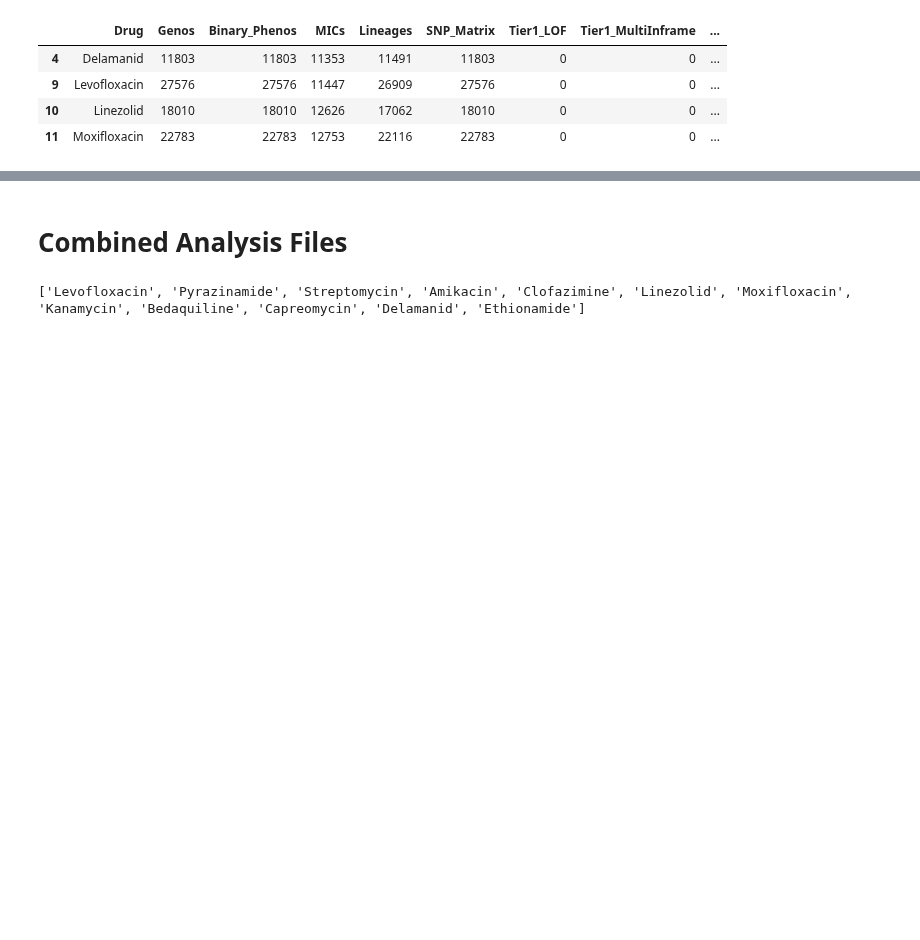
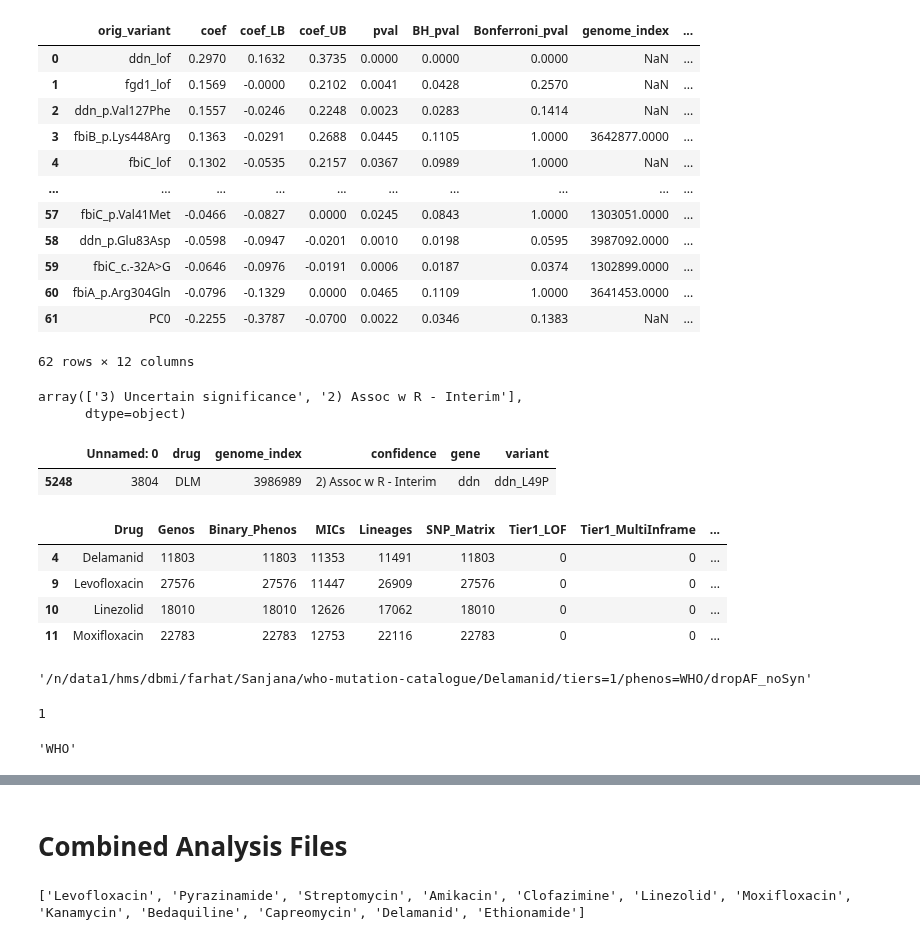
Before and after one commit to farhat-lab/who-analysis, a Jupyter notebook: analysis/analysis.ipynb, the cells around one changed output, grey strips where cells are left out. Cells and saved outputs as stored; diff of their text form; code cells hidden in the pictures; blank space fills up the shorter version.

```diff
--- a/analysis/analysis.ipynb
+++ b/analysis/analysis.ipynb
@@ -14,6 +14,34 @@ import glob, os, yaml, subprocess, itertools, sparse, pickle
 who_variants = pd.read_csv("/n/data1/hms/dbmi/farhat/Sanjana/MIC_data/WHO_resistance_variants_all.csv")
 pd.set_option('display.float_format', lambda x: '%.4f' % x)
 samples_summary = pd.read_csv("../data/samples_summary.csv")
+# %%
+dlm = pd.read_csv("/n/data1/hms/dbmi/farhat/Sanjana/who-mutation-catalogue/Delamanid/tiers=1/phenos=WHO/dropAF_noSyn/model_analysis.csv")
+# %%
+dlm
+# %% [output]
+|  | orig_variant | coef | coef_LB | coef_UB | pval | BH_pval | Bonferroni_pval | genome_index | ... |
+| 0 | ddn_lof | 0.2970 | 0.1632 | 0.3735 | 0.0000 | 0.0000 | 0.0000 | NaN | ... |
+| 1 | fgd1_lof | 0.1569 | -0.0000 | 0.2102 | 0.0041 | 0.0428 | 0.2570 | NaN | ... |
+| 2 | ddn_p.Val127Phe | 0.1557 | -0.0246 | 0.2248 | 0.0023 | 0.0283 | 0.1414 | NaN | ... |
+| 3 | fbiB_p.Lys448Arg | 0.1363 | -0.0291 | 0.2688 | 0.0445 | 0.1105 | 1.0000 | 3642877.0000 | ... |
+| 4 | fbiC_lof | 0.1302 | -0.0535 | 0.2157 | 0.0367 | 0.0989 | 1.0000 | NaN | ... |
+| ... | ... | ... | ... | ... | ... | ... | ... | ... | ... |
+| 57 | fbiC_p.Val41Met | -0.0466 | -0.0827 | 0.0000 | 0.0245 | 0.0843 | 1.0000 | 1303051.0000 | ... |
+| 58 | ddn_p.Glu83Asp | -0.0598 | -0.0947 | -0.0201 | 0.0010 | 0.0198 | 0.0595 | 3987092.0000 | ... |
+| 59 | fbiC_c.-32A>G | -0.0646 | -0.0976 | -0.0191 | 0.0006 | 0.0187 | 0.0374 | 1302899.0000 | ... |
+| 60 | fbiA_p.Arg304Gln | -0.0796 | -0.1329 | 0.0000 | 0.0465 | 0.1109 | 1.0000 | 3641453.0000 | ... |
+| 61 | PC0 | -0.2255 | -0.3787 | -0.0700 | 0.0022 | 0.0346 | 0.1383 | NaN | ... |
+62 rows × 12 columns
+# %%
+who_variants.query("drug=='DLM'").confidence.unique()
+# %% [output]
+array(['3) Uncertain significance', '2) Assoc w R - Interim'],
+      dtype=object)
+# %%
+who_variants.query("drug=='DLM' & confidence=='2) Assoc w R - Interim'")
+# %% [output]
+|  | Unnamed: 0 | drug | genome_index | confidence | gene | variant |
+| 5248 | 3804 | DLM | 3986989 | 2) Assoc w R - Interim | ddn | ddn_L49P |
 # %%
 samples_summary.query("Tier1_LOF==0")
 # %% [output]
@@ -24,0 +55,12 @@ samples_summary.query("Tier1_LOF==0")
+# %%
+add_path
+# %% [output]
+'/n/data1/hms/dbmi/farhat/Sanjana/who-mutation-catalogue/Delamanid/tiers=1/phenos=WHO/dropAF_noSyn'
+# %%
+[2 if "+2" in add_path else 1][0]
+# %% [output]
+1
+# %%
+["ALL" if "ALL" in add_path else "WHO"][0]
+# %% [output]
+'WHO'
```
Also changed, not shown: parts of 4 cells of this notebook, 17 other files.
